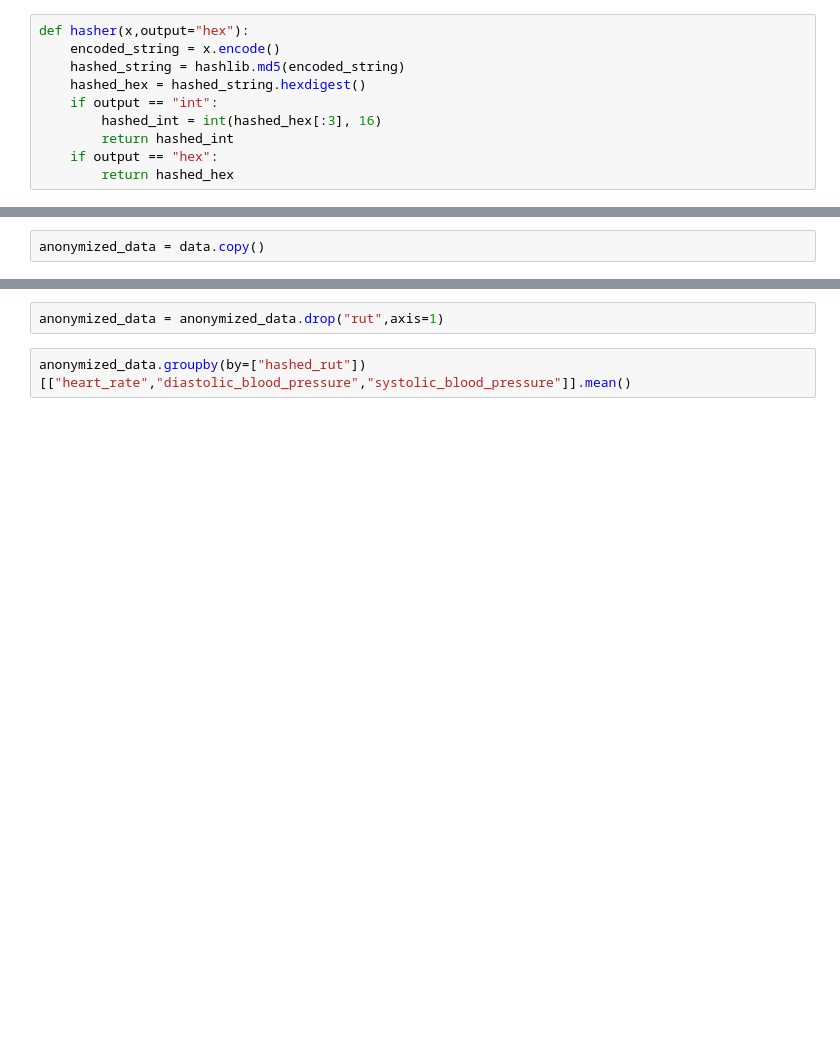
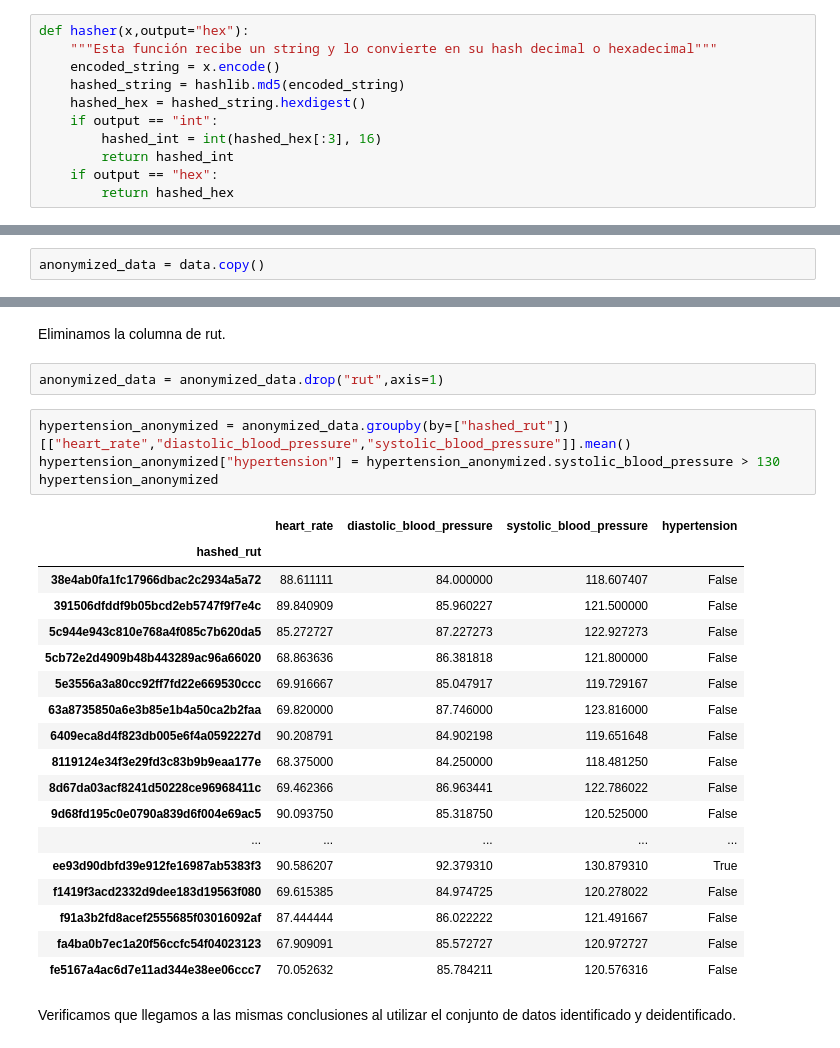
Before and after one commit to fvillena/mae2, a Jupyter notebook: 9-anonymization.ipynb, the cells around one changed output, grey strips where cells are left out. Drawn from its saved outputs; the diff is of its cells as text; blank space fills up the shorter version.

```diff
--- a/9-anonymization.ipynb
+++ b/9-anonymization.ipynb
@@ -59,5 +131,6 @@ int(hashed_rut[:3], 16)
 # %%
 def hasher(x,output="hex"):
+    """Esta función recibe un string y lo convierte en su hash decimal o hexadecimal"""
     encoded_string = x.encode()
     hashed_string = hashlib.md5(encoded_string)
     hashed_hex = hashed_string.hexdigest()
@@ -86,7 +213,32 @@ anonymized_data
+# %% [markdown]
+Eliminamos la columna de rut.
 # %%
 anonymized_data = anonymized_data.drop("rut",axis=1)
 # %%
-anonymized_data.groupby(by=["hashed_rut"])[["heart_rate","diastolic_blood_pressure","systolic_blood_pressure"]].mean()
+hypertension_anonymized = anonymized_data.groupby(by=["hashed_rut"])[["heart_rate","diastolic_blood_pressure","systolic_blood_pressure"]].mean()
+hypertension_anonymized["hypertension"] = hypertension_anonymized.systolic_blood_pressure > 130
+hypertension_anonymized
+# %% [output]
+|  | heart_rate | diastolic_blood_pressure | systolic_blood_pressure | hypertension |
+| hashed_rut |  |  |  |  |
+| 38e4ab0fa1fc17966dbac2c2934a5a72 | 88.611111 | 84.000000 | 118.607407 | False |
+| 391506dfddf9b05bcd2eb5747f9f7e4c | 89.840909 | 85.960227 | 121.500000 | False |
+| 5c944e943c810e768a4f085c7b620da5 | 85.272727 | 87.227273 | 122.927273 | False |
+| 5cb72e2d4909b48b443289ac96a66020 | 68.863636 | 86.381818 | 121.800000 | False |
+| 5e3556a3a80cc92ff7fd22e669530ccc | 69.916667 | 85.047917 | 119.729167 | False |
+| 63a8735850a6e3b85e1b4a50ca2b2faa | 69.820000 | 87.746000 | 123.816000 | False |
+| 6409eca8d4f823db005e6f4a0592227d | 90.208791 | 84.902198 | 119.651648 | False |
+| 8119124e34f3e29fd3c83b9b9eaa177e | 68.375000 | 84.250000 | 118.481250 | False |
+| 8d67da03acf8241d50228ce96968411c | 69.462366 | 86.963441 | 122.786022 | False |
+| 9d68fd195c0e0790a839d6f004e69ac5 | 90.093750 | 85.318750 | 120.525000 | False |
+| ... | ... | ... | ... | ... |
+| ee93d90dbfd39e912fe16987ab5383f3 | 90.586207 | 92.379310 | 130.879310 | True |
+| f1419f3acd2332d9dee183d19563f080 | 69.615385 | 84.974725 | 120.278022 | False |
+| f91a3b2fd8acef2555685f03016092af | 87.444444 | 86.022222 | 121.491667 | False |
+| fa4ba0b7ec1a20f56ccfc54f04023123 | 67.909091 | 85.572727 | 120.972727 | False |
+| fe5167a4ac6d7e11ad344e38ee06ccc7 | 70.052632 | 85.784211 | 120.576316 | False |
+# %% [markdown]
+Verificamos que llegamos a las mismas conclusiones al utilizar el conjunto de datos identificado y deidentificado.
 # %%
 anonymized_data.boxplot(column=["heart_rate","diastolic_blood_pressure","systolic_blood_pressure"], by="gender")
 plt.tight_layout()
```
Also changed, not shown: parts of 26 cells of this notebook, 1 other file.
